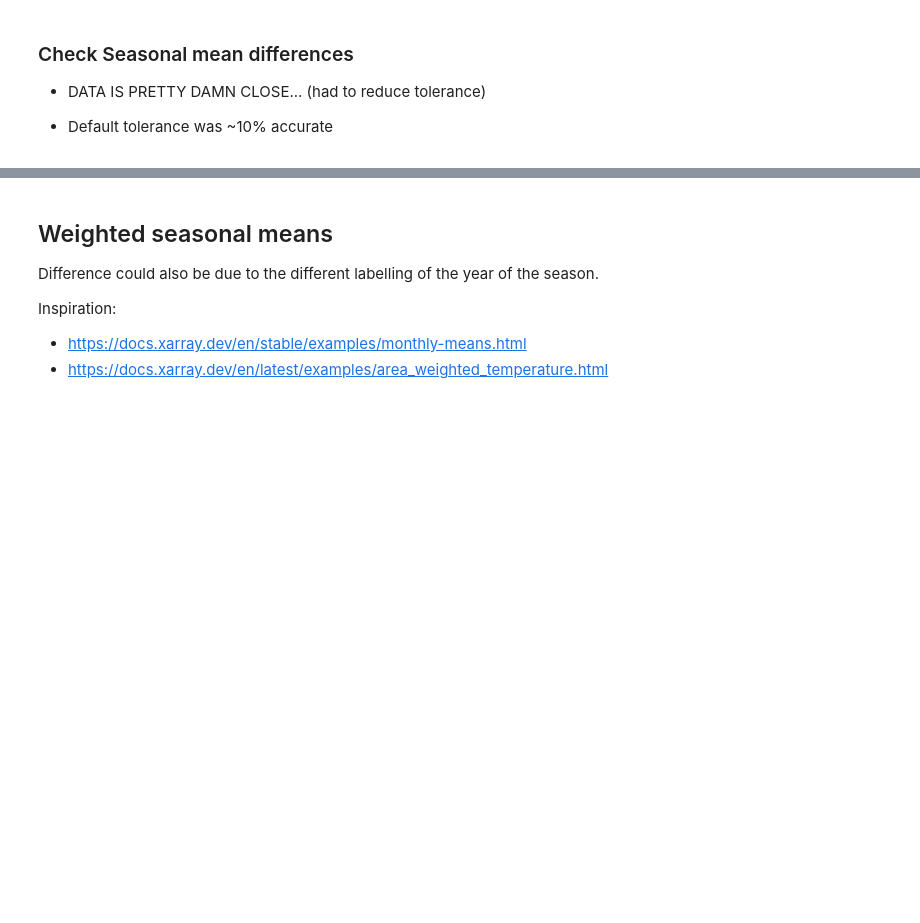
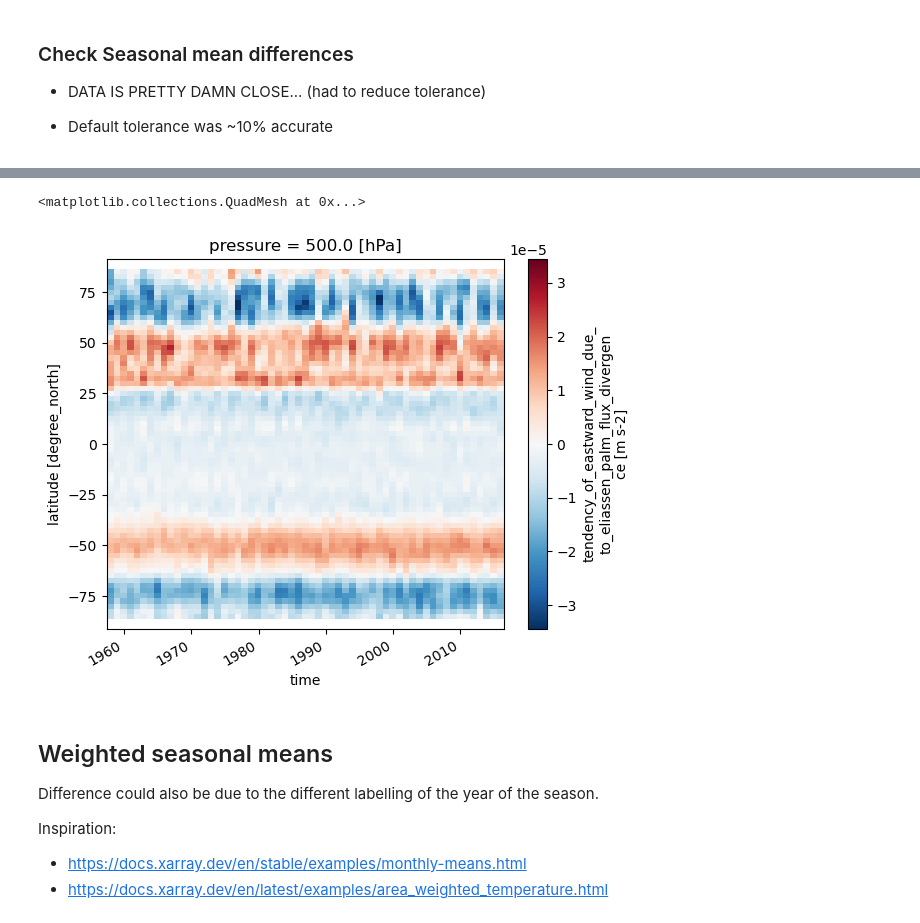
Before and after one commit to Caturrell/eddy_feedback, a Jupyter notebook: reproduce/saffin_2024/code/cube_comparison.ipynb, the cells around one changed output, grey strips where cells are left out. Cells and saved outputs as stored; diff of their text form; code cells hidden in the pictures; blank space fills up the shorter version.

```diff
--- a/reproduce/saffin_2024/code/cube_comparison.ipynb
+++ b/reproduce/saffin_2024/code/cube_comparison.ipynb
@@ -324,3 +278,8 @@ np.testing.assert_allclose(div1_seasonal.values, cube_div1.data, rtol=1e-04)
+# %%
+div1_seasonal.transpose().plot()
+# %% [output]
+<matplotlib.collections.QuadMesh at 0x...>
+[figure, added]
 # %% [markdown]
 ## Weighted seasonal means
 
```
Also changed, not shown: parts of 8 cells of this notebook, 2 other files.
